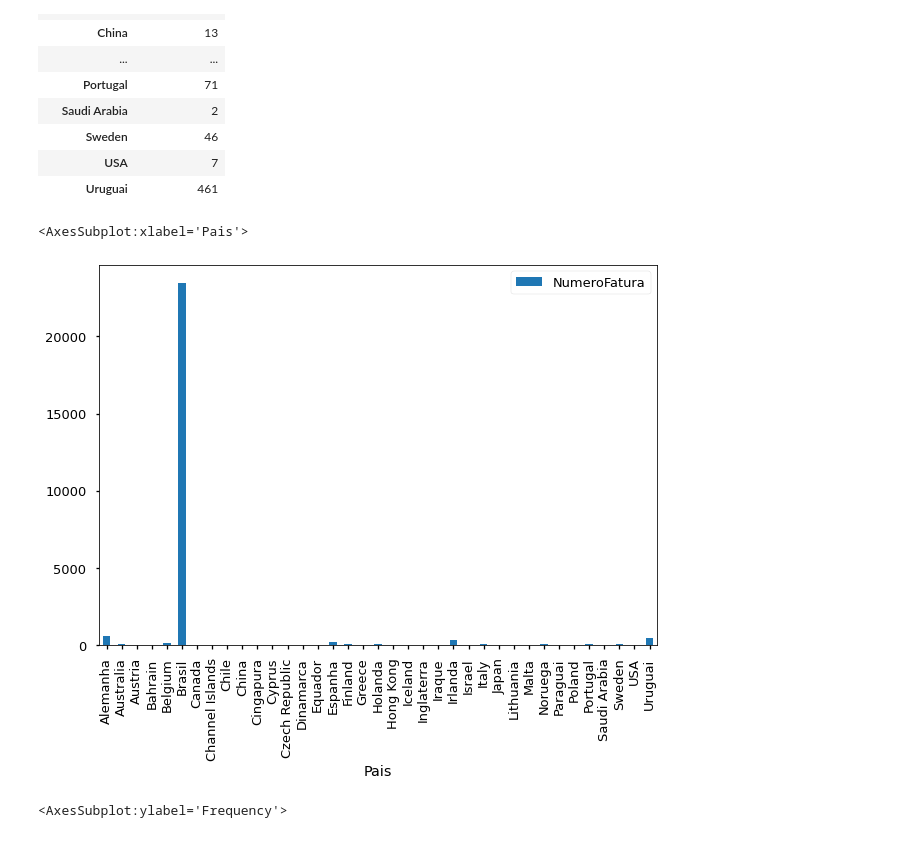
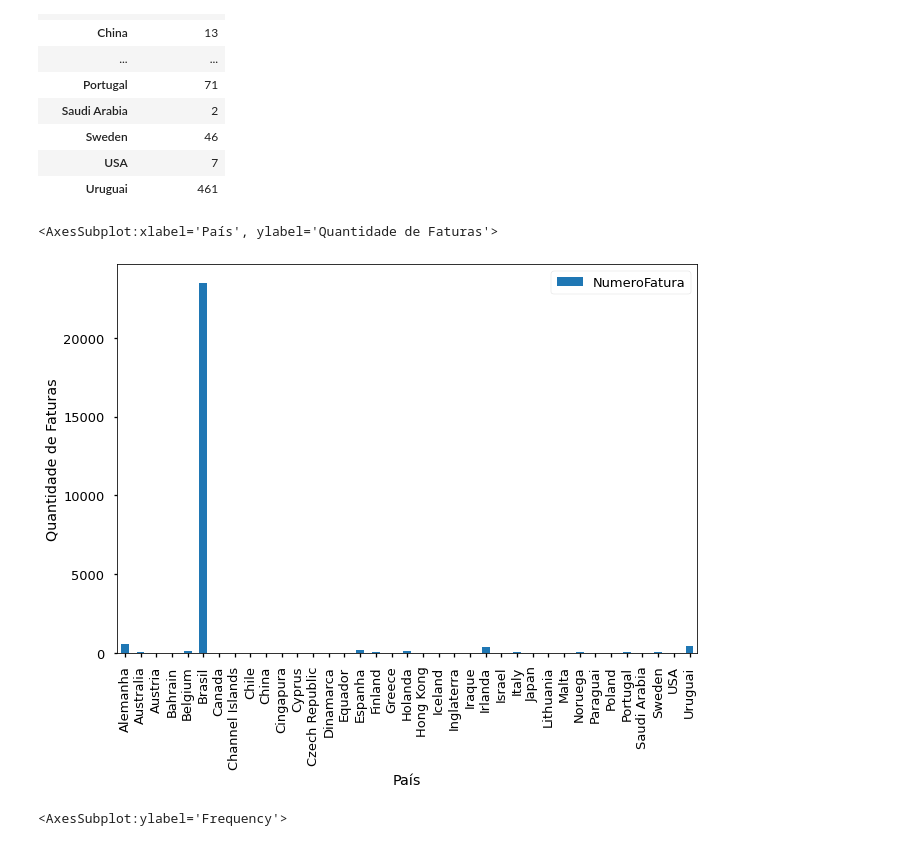
Before and after one commit to DSRodrigoA/DSRodrigoA, a Jupyter notebook: mba.ipynb, the cells around one changed output. Drawn from its saved outputs; the diff is of its cells as text; code cells hidden in the pictures.

```diff
--- a/mba.ipynb
+++ b/mba.ipynb
@@ -176,10 +176,11 @@ dataset[['Pais','NumeroFatura']].groupby(['Pais']).nunique()
 | USA | 7 |
 | Uruguai | 461 |
 # %%
-(dataset[['Pais','NumeroFatura']].groupby('Pais').nunique()).plot(kind='bar',figsize=(10,7))
+# Plot da quantidade de notas por País.
+(dataset[['Pais','NumeroFatura']].groupby('Pais').nunique()).plot(kind='bar',xlabel='País', ylabel='Quantidade de Faturas')
 # %% [output]
-<AxesSubplot:xlabel='Pais'>
+<AxesSubplot:xlabel='País', ylabel='Quantidade de Faturas'>
-[figure, old version]
+[figure, new version]
 # %%
 # Histograma para determinar a concentração média de itens por fatura.
 
```
Also changed, not shown: parts of 2 cells of this notebook.
